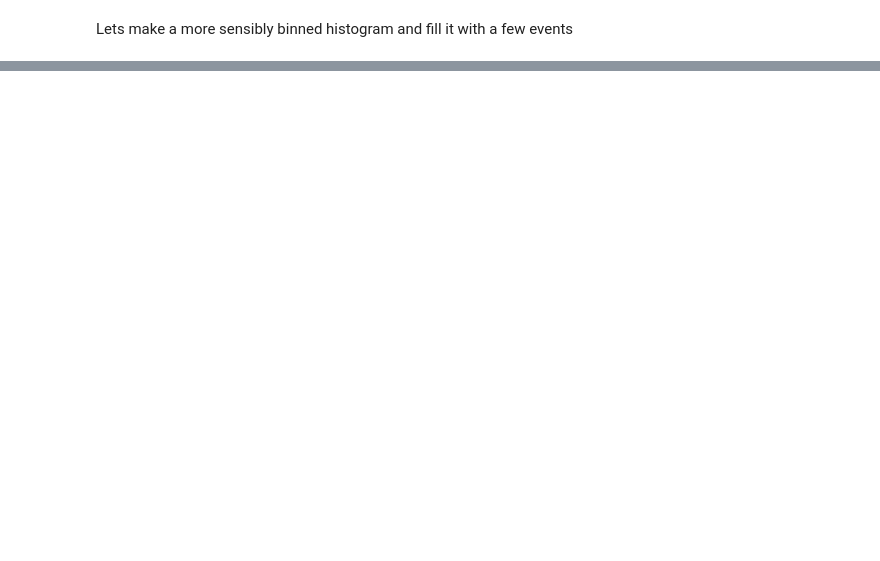
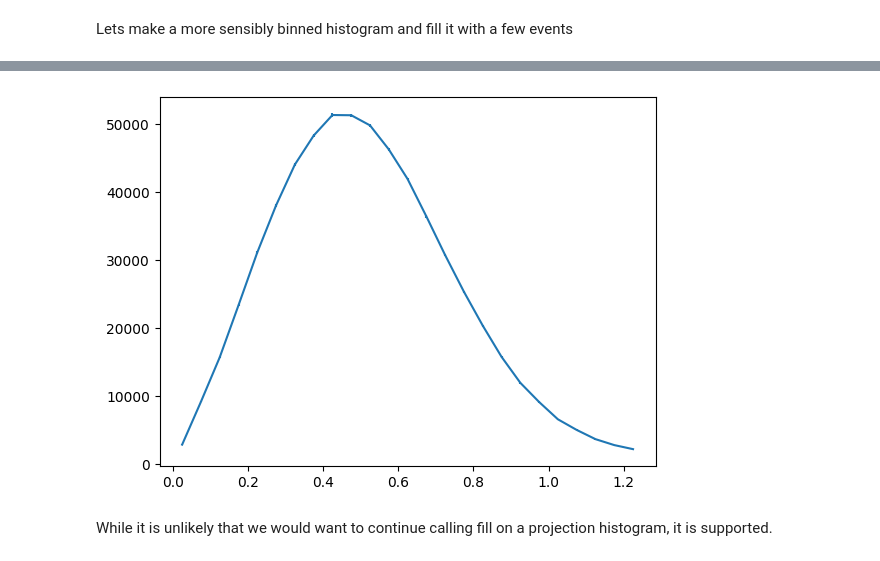
Before and after one commit to NUISANCEMC/nuisance3, a Jupyter notebook: notebooks/histframes.ipynb, the cells around one changed output, grey strips where cells are left out. Saved outputs shown, nothing was run; the diff lists cells and outputs as text; code cells hidden in the pictures; blank space fills up the shorter version.

```diff
--- a/notebooks/histframes.ipynb
+++ b/notebooks/histframes.ipynb
@@ -70,0 +180,5 @@ plt.show()
+# %%
+hf_pt = pn.HistFrame.project(hf_ptpz,1)
+print(hf_pt.binning)
+print(hf_pt)
+print("nfills: %s" % hf_pt.nfills)
@@ -70,0 +203,8 @@ plt.show()
+# %%
+plt.errorbar(pn.Binning.get_bin_centers1D(hf_pt.binning.bins),
+             hf_pt.contents[:,0],yerr=np.sqrt(hf_pt.variance[:,0]))
+plt.show()
+# %% [output]
+[figure, added]
+# %% [markdown]
+While it is unlikely that we would want to continue calling fill on a projection histogram, it is supported.
```
Also changed, not shown: parts of 23 cells of this notebook, 24 other files.
